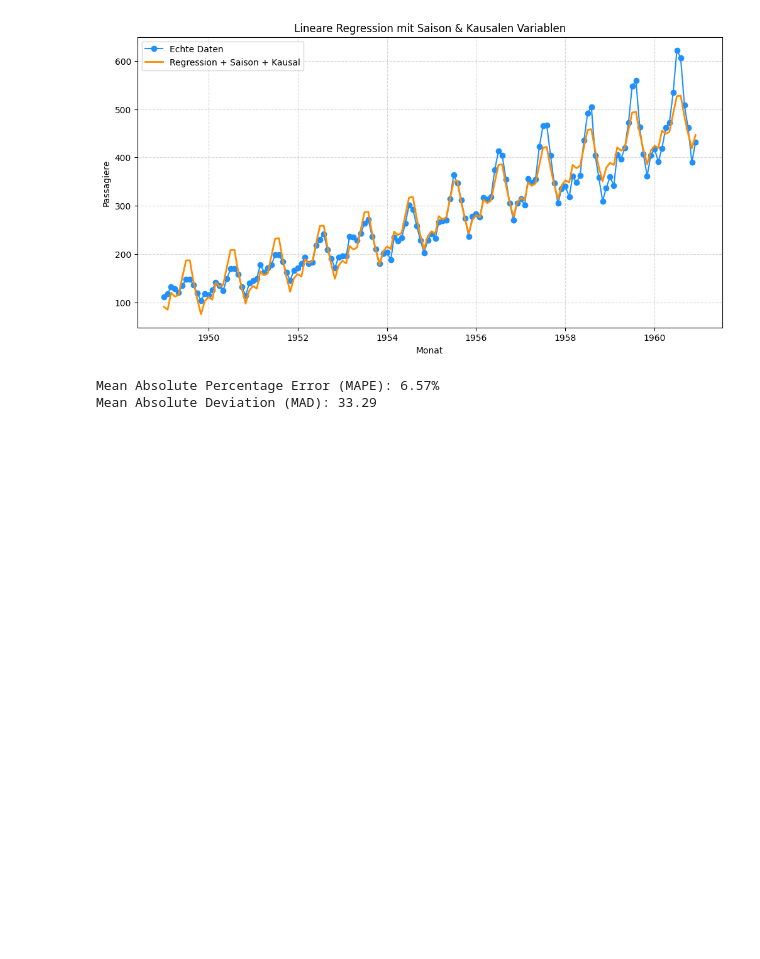
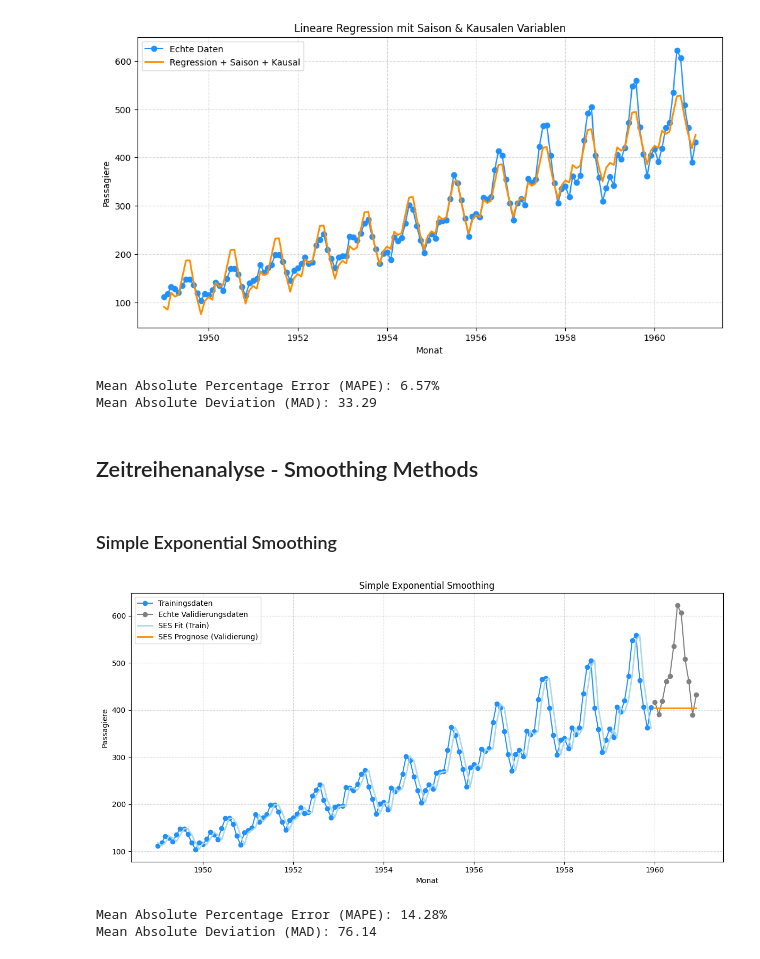
Before and after one commit to eliaspfe/BI_Vorlesung, a Jupyter notebook: Forecasting.ipynb, the cells around one changed output. Drawn from its saved outputs; the diff is of its cells as text; code cells hidden in the pictures; blank space fills up the shorter version.

Commit message:
Smoothing Methods

```diff
--- a/Forecasting.ipynb
+++ b/Forecasting.ipynb
@@ -324,3 +324,61 @@ print(f"Mean Absolute Deviation (MAD): {mad:.2f}")
 [figure]
 Mean Absolute Percentage Error (MAPE): 6.57%
 Mean Absolute Deviation (MAD): 33.29
+# %% [markdown]
+## Zeitreihenanalyse - Smoothing Methods
+# %% [markdown]
+### Simple Exponential Smoothing
+# %%
+import pandas as pd
+import numpy as np
+import matplotlib.pyplot as plt
+from statsmodels.tsa.holtwinters import SimpleExpSmoothing
+
+# Daten einlesen und vorbereiten
+df = pd.read_csv('data/data.csv', sep=';')
+df['Income'] = df['Income'].str.replace(',', '.').astype(float)
+df['Kerosinpreis'] = df['Kerosinpreis'].str.replace(',', '.').astype(float)
+df['Date'] = pd.to_datetime(df['Date'])
+df = df.sort_values('Date')
+
+# Zielvariable
+y_all = df['Passengers']
+
+# Split: Letzte 12 Monate = Validierung
+y_train = y_all.iloc[:-12]
+y_valid = y_all.iloc[-12:]
+dates_train = df['Date'].iloc[:-12]
+dates_valid = df['Date'].iloc[-12:]
+
+# Modell: Simple Exponential Smoothing
+model = SimpleExpSmoothing(y_train, initialization_method="estimated")
+fit = model.fit()
+
+# Vorhersagen
+y_pred_train = fit.fittedvalues
+y_pred_valid = fit.forecast(12)
+
+# Plot
+plt.figure(figsize=(12, 6))
+plt.plot(dates_train, y_train, label='Trainingsdaten', color='dodgerblue', marker='o')
+plt.plot(dates_valid, y_valid, label='Echte Validierungsdaten', color='grey', marker='o')
+plt.plot(dates_train, y_pred_train, label='SES Fit (Train)', color='lightblue', linewidth=2)
+plt.plot(dates_valid, y_pred_valid, label='SES Prognose (Validierung)', color='darkorange', linewidth=2)
+plt.xlabel('Monat')
+plt.ylabel('Passagiere')
+plt.title('Simple Exponential Smoothing')
+plt.legend()
+plt.grid(True, linestyle='--', alpha=0.5)
+plt.tight_layout()
+plt.show()
+
+# Evaluation auf Validierungsdaten
+mape = np.mean(np.abs((y_valid - y_pred_valid) / y_valid)) * 100
+mad = np.mean(np.abs(y_valid - y_pred_valid))
+
+print(f"Mean Absolute Percentage Error (MAPE): {mape:.2f}%")
+print(f"Mean Absolute Deviation (MAD): {mad:.2f}")
+# %% [output]
+[figure, added]
+Mean Absolute Percentage Error (MAPE): 14.28%
+Mean Absolute Deviation (MAD): 76.14
```
Also changed, not shown: parts of 6 cells of this notebook.
